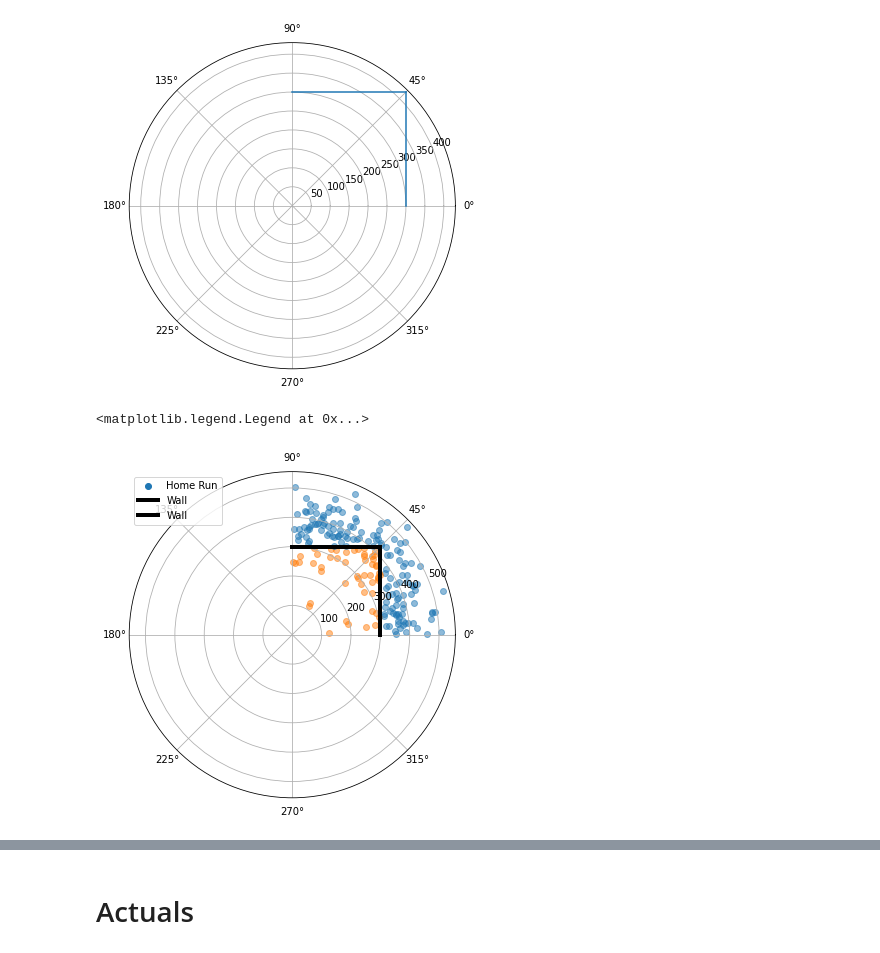
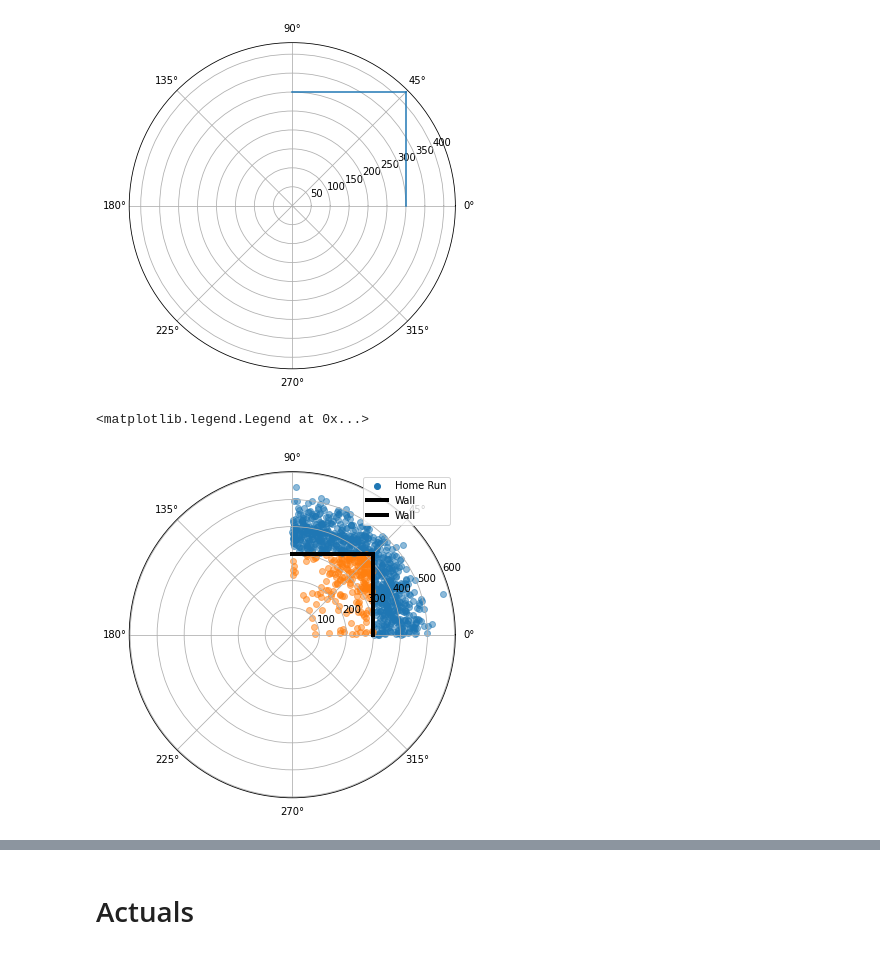
Before and after one commit to dantegates/mlb-statcast, a Jupyter notebook: estimating-field-dimensions.ipynb, the cells around one changed output, grey strips where cells are left out. Saved outputs shown, nothing was run; the diff lists cells and outputs as text; code cells hidden in the pictures.

```diff
--- a/estimating-field-dimensions.ipynb
+++ b/estimating-field-dimensions.ipynb
@@ -168,39 +168,39 @@ import scipy.stats as ss
 fig, ax = plt.subplots(figsize=(6, 6), subplot_kw={'projection': 'polar'})
 
 
-N = 201
+N = 987
 
 
 θx = ss.uniform(0, np.pi/2).rvs(N)[:, None]
 R = np.select(
     [θx <= np.pi/4, θx <= np.pi/2],
     [300 / np.cos(θx), 300 / np.cos(np.pi/2 - θx)],
 )
 
 H = 25.
 θz = ss.beta(3, 1).rvs(N)[:, None]
 v0 = ss.norm(78, 5).rvs(N)[:, None] * 1.46667
 h0 = ss.norm(4, .2).rvs(N)[:, None]
 
 x = np.arange(500)[None, :]
 
 distance = horizontal_distance(θz, h0, v0)
 y = (
     (distance > R)
     # & (vertical_position(R, θz, h0, v0) > H)
 ).astype(int)
 
 
 for yi, θi, di in zip(y.ravel(), θx.ravel(), distance.ravel()):
     _ = ax.scatter(θi, di, color=['C0', 'C1'][1 - yi], alpha=.5)
 ax.scatter([], [], color='C0', label='Home Run')
 
 for (θmin, θmax, r1, r2) in outfield_dimensions:
     ax.plot([θmin, θmax], [r1, r2], color='k', lw=4, label='Wall')
 ax.legend()
 # %% [output]
 <matplotlib.legend.Legend at 0x...>
-[figure, old version]
+[figure, new version]
 # %%
 import aesara.tensor as at
 import pymc as pm
```
Also changed, not shown: parts of 6 cells of this notebook.
